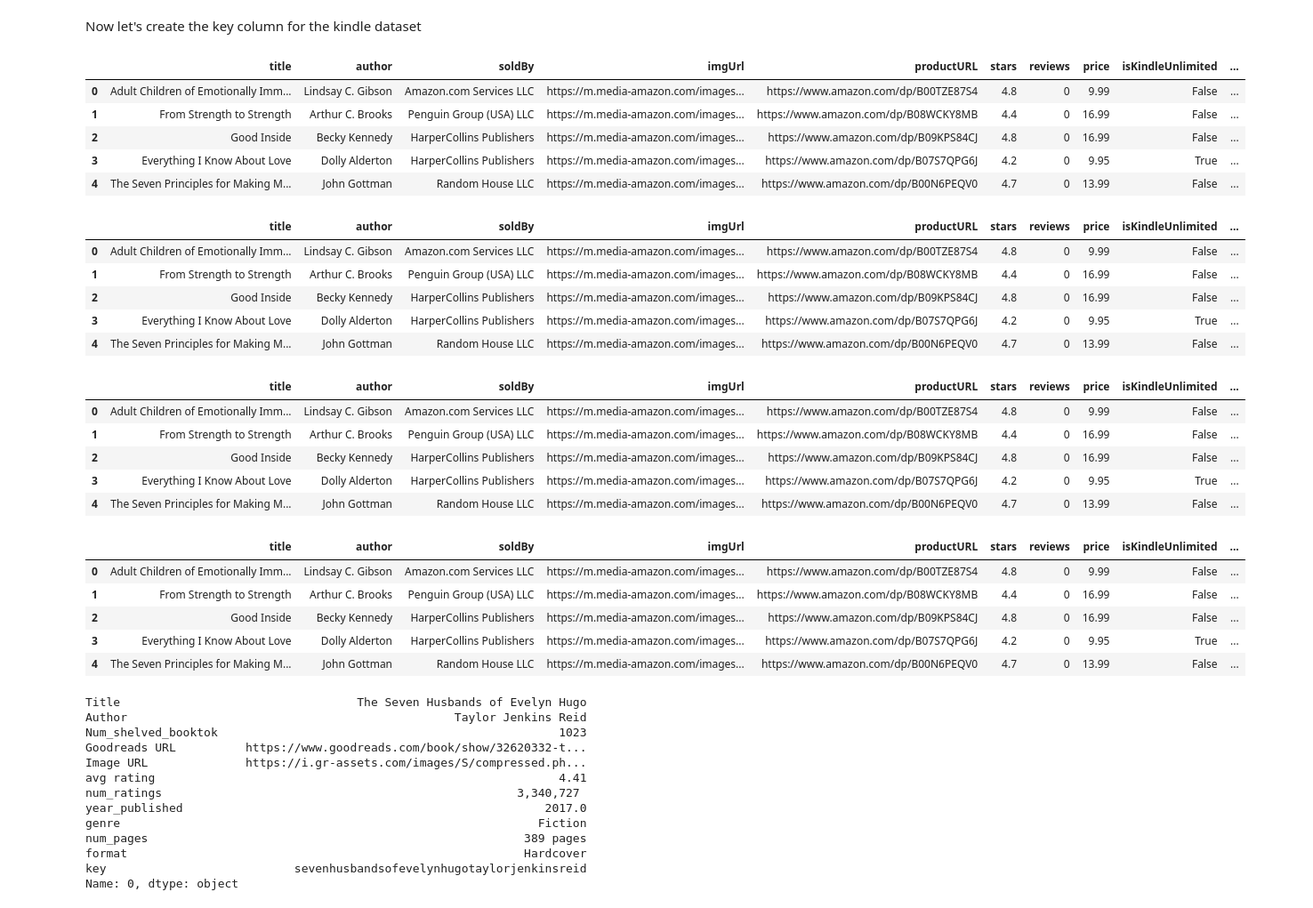
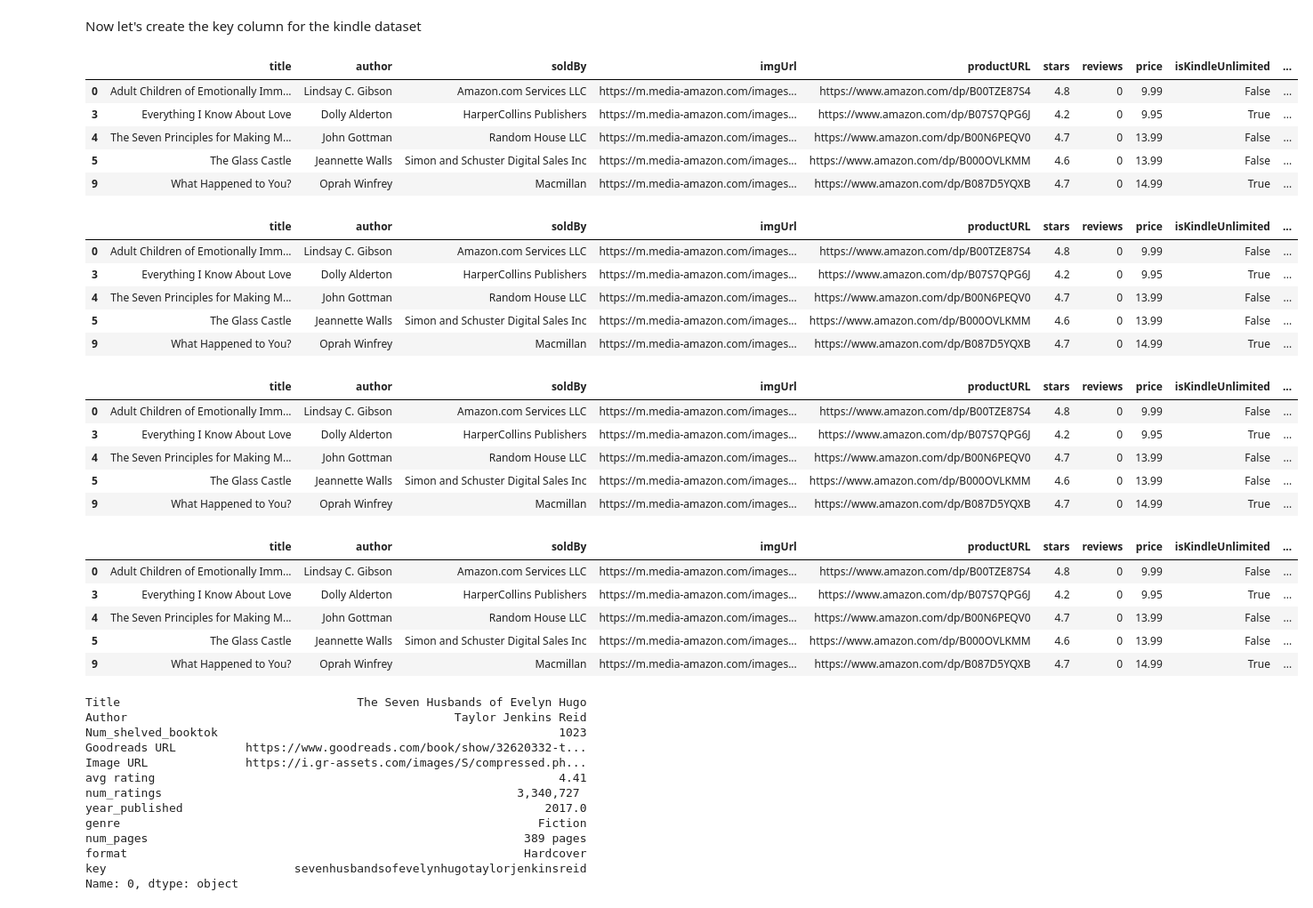
Before and after one commit to Jtoppins24/Goodreads_Kindle_NSScapstone, a Jupyter notebook: notebooks/Organzing_all_data.ipynb, the cells around one changed output. Shown at 89% size. Cells and saved outputs as stored; diff of their text form; code cells hidden in the pictures.

```diff
--- a/notebooks/Organzing_all_data.ipynb
+++ b/notebooks/Organzing_all_data.ipynb
@@ -367,49 +390,49 @@ Name: 0, dtype: object
 # %% [markdown]
 Now let's create the key column for the kindle dataset
 # %%
-kindle_books['key'] = kindle_books['title'] + kindle_books['author']
-kindle_books.head()
+# kindle_books['key'] = kindle_books['title'] + kindle_books['author']
+# kindle_books.head()
 # %% [output]
 |  | title | author | soldBy | imgUrl | productURL | stars | reviews | price | isKindleUnlimited | ... |
 | 0 | Adult Children of Emotionally Imm... | Lindsay C. Gibson | Amazon.com Services LLC | https://m.media-amazon.com/images... | https://www.amazon.com/dp/B00TZE87S4 | 4.8 | 0 | 9.99 | False | ... |
-| 1 | From Strength to Strength | Arthur C. Brooks | Penguin Group (USA) LLC | https://m.media-amazon.com/images... | https://www.amazon.com/dp/B08WCKY8MB | 4.4 | 0 | 16.99 | False | ... |
-| 2 | Good Inside | Becky Kennedy | HarperCollins Publishers | https://m.media-amazon.com/images... | https://www.amazon.com/dp/B09KPS84CJ | 4.8 | 0 | 16.99 | False | ... |
 | 3 | Everything I Know About Love | Dolly Alderton | HarperCollins Publishers | https://m.media-amazon.com/images... | https://www.amazon.com/dp/B07S7QPG6J | 4.2 | 0 | 9.95 | True | ... |
 | 4 | The Seven Principles for Making M... | John Gottman | Random House LLC | https://m.media-amazon.com/images... | https://www.amazon.com/dp/B00N6PEQV0 | 4.7 | 0 | 13.99 | False | ... |
+| 5 | The Glass Castle | Jeannette Walls | Simon and Schuster Digital Sales Inc | https://m.media-amazon.com/images... | https://www.amazon.com/dp/B000OVLKMM | 4.6 | 0 | 13.99 | False | ... |
+| 9 | What Happened to You? | Oprah Winfrey | Macmillan | https://m.media-amazon.com/images... | https://www.amazon.com/dp/B087D5YQXB | 4.7 | 0 | 14.99 | True | ... |
 # %%
 # strip whitespace from the key
 
-kindle_books['key'] = kindle_books['key'].str.replace(r'\s+', '', regex=True)
-kindle_books.head()
+# kindle_books['key'] = kindle_books['key'].str.replace(r'\s+', '', regex=True)
+# kindle_books.head()
 # %% [output]
 |  | title | author | soldBy | imgUrl | productURL | stars | reviews | price | isKindleUnlimited | ... |
 | 0 | Adult Children of Emotionally Imm... | Lindsay C. Gibson | Amazon.com Services LLC | https://m.media-amazon.com/images... | https://www.amazon.com/dp/B00TZE87S4 | 4.8 | 0 | 9.99 | False | ... |
-| 1 | From Strength to Strength | Arthur C. Brooks | Penguin Group (USA) LLC | https://m.media-amazon.com/images... | https://www.amazon.com/dp/B08WCKY8MB | 4.4 | 0 | 16.99 | False | ... |
-| 2 | Good Inside | Becky Kennedy | HarperCollins Publishers | https://m.media-amazon.com/images... | https://www.amazon.com/dp/B09KPS84CJ | 4.8 | 0 | 16.99 | False | ... |
 | 3 | Everything I Know About Love | Dolly Alderton | HarperCollins Publishers | https://m.media-amazon.com/images... | https://www.amazon.com/dp/B07S7QPG6J | 4.2 | 0 | 9.95 | True | ... |
 | 4 | The Seven Principles for Making M... | John Gottman | Random House LLC | https://m.media-amazon.com/images... | https://www.amazon.com/dp/B00N6PEQV0 | 4.7 | 0 | 13.99 | False | ... |
+| 5 | The Glass Castle | Jeannette Walls | Simon and Schuster Digital Sales Inc | https://m.media-amazon.com/images... | https://www.amazon.com/dp/B000OVLKMM | 4.6 | 0 | 13.99 | False | ... |
+| 9 | What Happened to You? | Oprah Winfrey | Macmillan | https://m.media-amazon.com/images... | https://www.amazon.com/dp/B087D5YQXB | 4.7 | 0 | 14.99 | True | ... |
 # %%
 # take out all periods (.)
 
-kindle_books['key'] = kindle_books['key'].str.replace('.', '')
-kindle_books.head()
+# kindle_books['key'] = kindle_books['key'].str.replace('.', '')
+# kindle_books.head()
 # %% [output]
 |  | title | author | soldBy | imgUrl | productURL | stars | reviews | price | isKindleUnlimited | ... |
 | 0 | Adult Children of Emotionally Imm... | Lindsay C. Gibson | Amazon.com Services LLC | https://m.media-amazon.com/images... | https://www.amazon.com/dp/B00TZE87S4 | 4.8 | 0 | 9.99 | False | ... |
-| 1 | From Strength to Strength | Arthur C. Brooks | Penguin Group (USA) LLC | https://m.media-amazon.com/images... | https://www.amazon.com/dp/B08WCKY8MB | 4.4 | 0 | 16.99 | False | ... |
-| 2 | Good Inside | Becky Kennedy | HarperCollins Publishers | https://m.media-amazon.com/images... | https://www.amazon.com/dp/B09KPS84CJ | 4.8 | 0 | 16.99 | False | ... |
 | 3 | Everything I Know About Love | Dolly Alderton | HarperCollins Publishers | https://m.media-amazon.com/images... | https://www.amazon.com/dp/B07S7QPG6J | 4.2 | 0 | 9.95 | True | ... |
 | 4 | The Seven Principles for Making M... | John Gottman | Random House LLC | https://m.media-amazon.com/images... | https://www.amazon.com/dp/B00N6PEQV0 | 4.7 | 0 | 13.99 | False | ... |
+| 5 | The Glass Castle | Jeannette Walls | Simon and Schuster Digital Sales Inc | https://m.media-amazon.com/images... | https://www.amazon.com/dp/B000OVLKMM | 4.6 | 0 | 13.99 | False | ... |
+| 9 | What Happened to You? | Oprah Winfrey | Macmillan | https://m.media-amazon.com/images... | https://www.amazon.com/dp/B087D5YQXB | 4.7 | 0 | 14.99 | True | ... |
 # %%
 # reset the capitals to lower
 
-kindle_books['key'] = kindle_books['key'].str.lower()
-kindle_books.head()
+# kindle_books['key'] = kindle_books['key'].str.lower()
+# kindle_books.head()
 # %% [output]
 |  | title | author | soldBy | imgUrl | productURL | stars | reviews | price | isKindleUnlimited | ... |
 | 0 | Adult Children of Emotionally Imm... | Lindsay C. Gibson | Amazon.com Services LLC | https://m.media-amazon.com/images... | https://www.amazon.com/dp/B00TZE87S4 | 4.8 | 0 | 9.99 | False | ... |
-| 1 | From Strength to Strength | Arthur C. Brooks | Penguin Group (USA) LLC | https://m.media-amazon.com/images... | https://www.amazon.com/dp/B08WCKY8MB | 4.4 | 0 | 16.99 | False | ... |
-| 2 | Good Inside | Becky Kennedy | HarperCollins Publishers | https://m.media-amazon.com/images... | https://www.amazon.com/dp/B09KPS84CJ | 4.8 | 0 | 16.99 | False | ... |
 | 3 | Everything I Know About Love | Dolly Alderton | HarperCollins Publishers | https://m.media-amazon.com/images... | https://www.amazon.com/dp/B07S7QPG6J | 4.2 | 0 | 9.95 | True | ... |
 | 4 | The Seven Principles for Making M... | John Gottman | Random House LLC | https://m.media-amazon.com/images... | https://www.amazon.com/dp/B00N6PEQV0 | 4.7 | 0 | 13.99 | False | ... |
+| 5 | The Glass Castle | Jeannette Walls | Simon and Schuster Digital Sales Inc | https://m.media-amazon.com/images... | https://www.amazon.com/dp/B000OVLKMM | 4.6 | 0 | 13.99 | False | ... |
+| 9 | What Happened to You? | Oprah Winfrey | Macmillan | https://m.media-amazon.com/images... | https://www.amazon.com/dp/B087D5YQXB | 4.7 | 0 | 14.99 | True | ... |
 # %%
```
Also changed, not shown: parts of 21 cells of this notebook, 6 other files.
